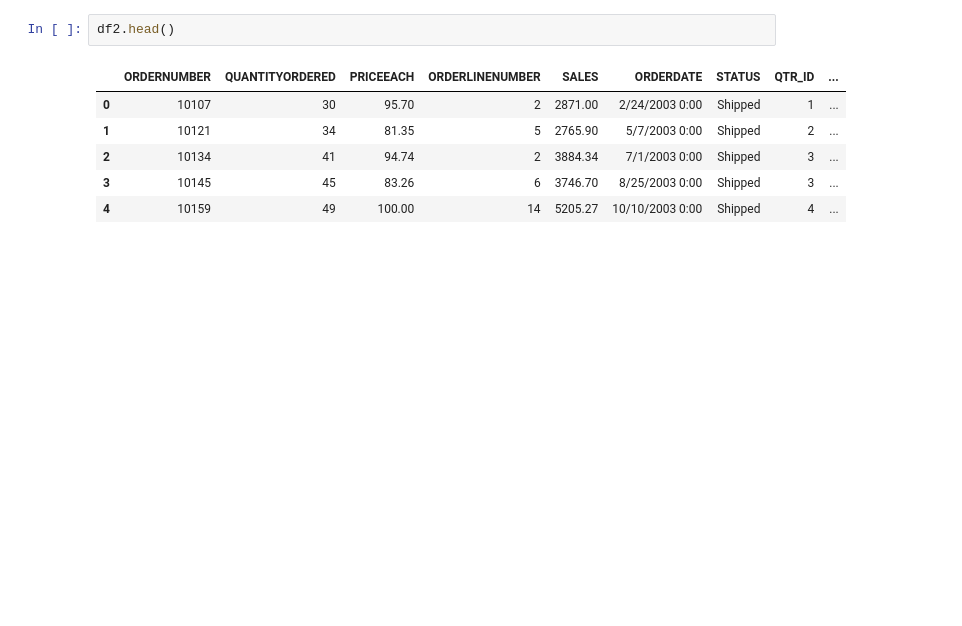
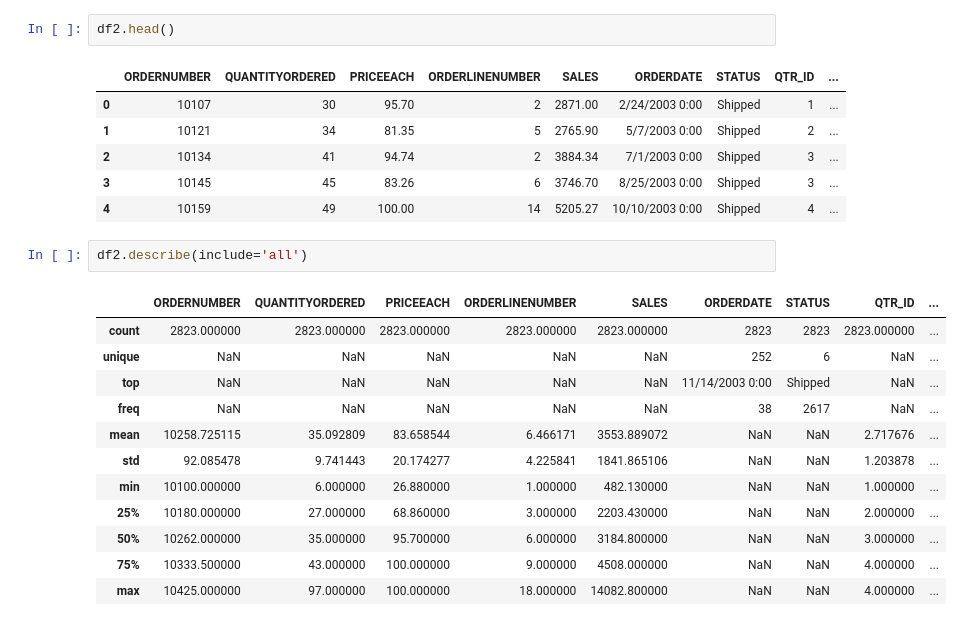
Before and after one commit to abidshafee/dataAnalysis, a Jupyter notebook: dataAnalysis.ipynb, the cells around one changed output. Saved outputs shown, nothing was run; the diff lists cells and outputs as text; blank space fills up the shorter version.

```diff
--- a/dataAnalysis.ipynb
+++ b/dataAnalysis.ipynb
@@ -452,3 +452,18 @@ df2.head()
 | 2 | 10134 | 41 | 94.74 | 2 | 3884.34 | 7/1/2003 0:00 | Shipped | 3 | ... |
 | 3 | 10145 | 45 | 83.26 | 6 | 3746.70 | 8/25/2003 0:00 | Shipped | 3 | ... |
 | 4 | 10159 | 49 | 100.00 | 14 | 5205.27 | 10/10/2003 0:00 | Shipped | 4 | ... |
+# %%
+df2.describe(include='all')
+# %% [output]
+|  | ORDERNUMBER | QUANTITYORDERED | PRICEEACH | ORDERLINENUMBER | SALES | ORDERDATE | STATUS | QTR_ID | ... |
+| count | 2823.000000 | 2823.000000 | 2823.000000 | 2823.000000 | 2823.000000 | 2823 | 2823 | 2823.000000 | ... |
+| unique | NaN | NaN | NaN | NaN | NaN | 252 | 6 | NaN | ... |
+| top | NaN | NaN | NaN | NaN | NaN | 11/14/2003 0:00 | Shipped | NaN | ... |
+| freq | NaN | NaN | NaN | NaN | NaN | 38 | 2617 | NaN | ... |
+| mean | 10258.725115 | 35.092809 | 83.658544 | 6.466171 | 3553.889072 | NaN | NaN | 2.717676 | ... |
+| std | 92.085478 | 9.741443 | 20.174277 | 4.225841 | 1841.865106 | NaN | NaN | 1.203878 | ... |
+| min | 10100.000000 | 6.000000 | 26.880000 | 1.000000 | 482.130000 | NaN | NaN | 1.000000 | ... |
+| 25% | 10180.000000 | 27.000000 | 68.860000 | 3.000000 | 2203.430000 | NaN | NaN | 2.000000 | ... |
+| 50% | 10262.000000 | 35.000000 | 95.700000 | 6.000000 | 3184.800000 | NaN | NaN | 3.000000 | ... |
+| 75% | 10333.500000 | 43.000000 | 100.000000 | 9.000000 | 4508.000000 | NaN | NaN | 4.000000 | ... |
+| max | 10425.000000 | 97.000000 | 100.000000 | 18.000000 | 14082.800000 | NaN | NaN | 4.000000 | ... |
```
Also changed, not shown: parts of 1 cell of this notebook.
